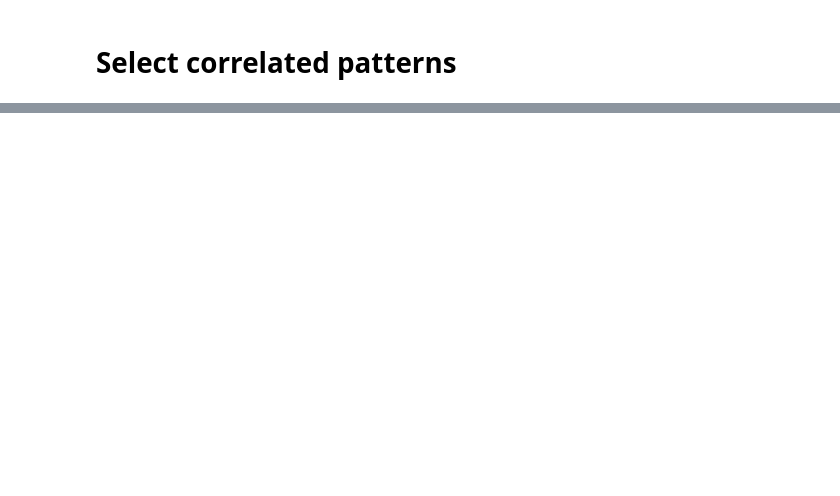
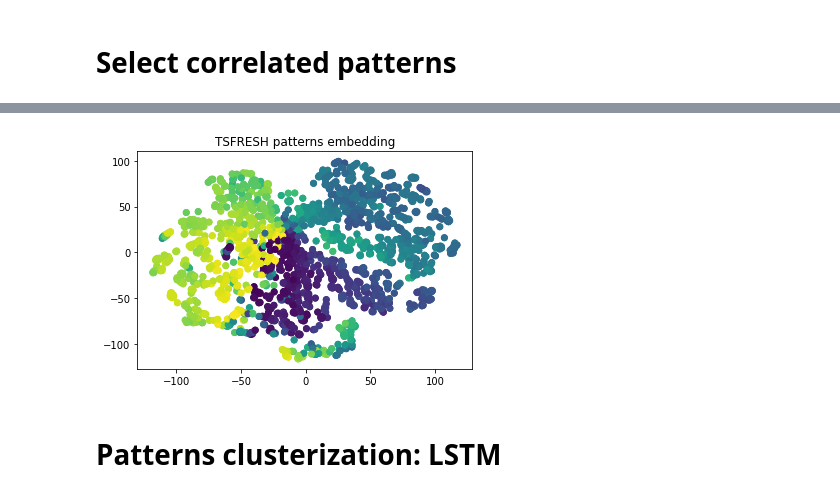
Before and after one commit to blufzzz/NeuroMice, a Jupyter notebook: PatternsAnalysis.ipynb, the cells around one changed output, grey strips where cells are left out. Cells and saved outputs as stored; diff of their text form; code cells hidden in the pictures; blank space fills up the shorter version.

```diff
--- a/PatternsAnalysis.ipynb
+++ b/PatternsAnalysis.ipynb
@@ -416,0 +264,11 @@ for i in range(len(splits)-1):
+# %%
+tsne = TSNE(n_components=2, perplexity=20, n_iter=2000, random_state=42, n_jobs=-1)
+patterns_all_tsfresh_tsne = tsne.fit_transform(extracted_pattern_features)
+plt.figure()
+plt.scatter(patterns_all_tsfresh_tsne[:,0], patterns_all_tsfresh_tsne[:,1], c=phi_all_mean)
+plt.title('TSFRESH patterns embedding')
+plt.show()
+# %% [output]
+[figure, added]
+# %% [markdown]
+# Patterns clusterization: LSTM
```
Also changed, not shown: parts of 62 cells of this notebook, 4 other files.
